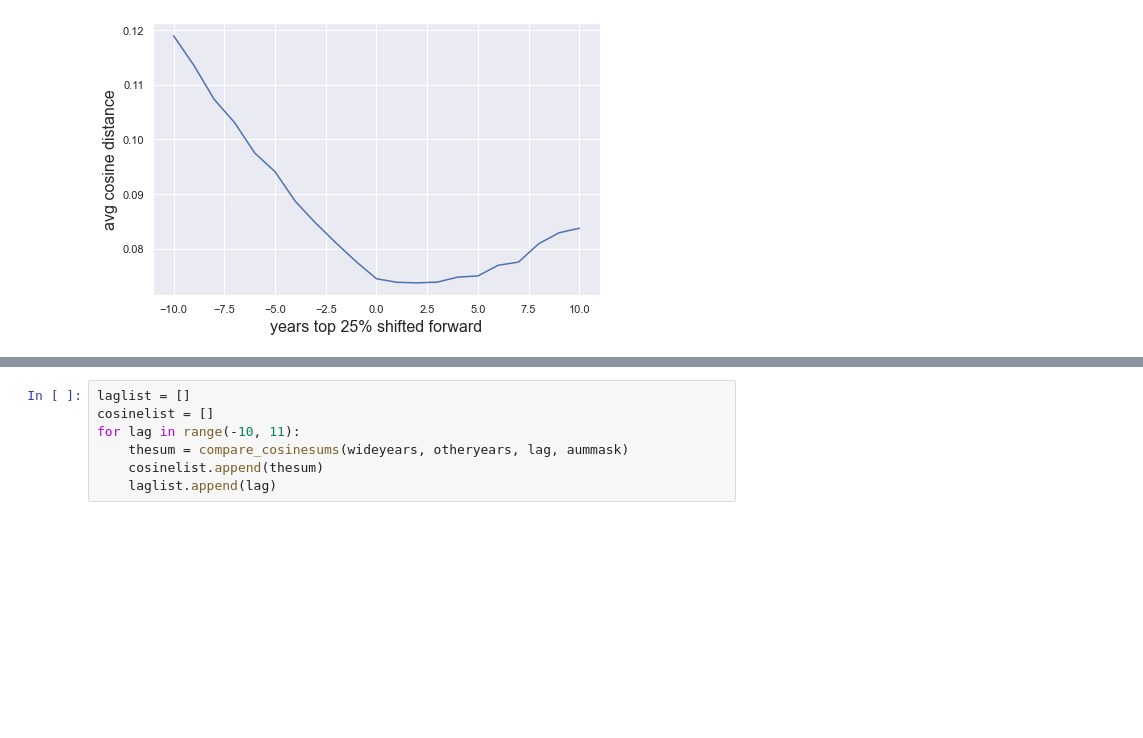
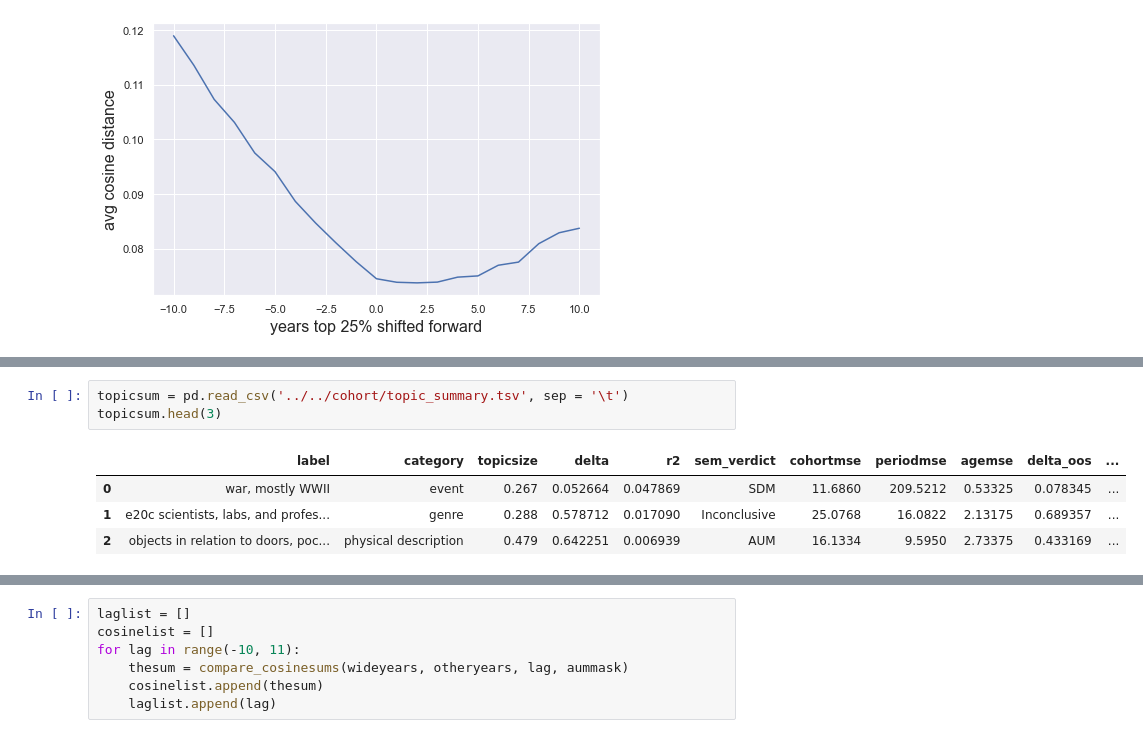
Before and after one commit to tedunderwood/avant, a Jupyter notebook: firstresults200k/granger.ipynb, the cells around one changed output, grey strips where cells are left out. Drawn from its saved outputs; the diff is of its cells as text; blank space fills up the shorter version.

```diff
--- a/firstresults200k/granger.ipynb
+++ b/firstresults200k/granger.ipynb
@@ -136,0 +175,8 @@ Text(0, 0.5, 'avg cosine distance')
+# %%
+topicsum = pd.read_csv('../../cohort/topic_summary.tsv', sep = '\t')
+topicsum.head(3)
+# %% [output]
+|  | label | category | topicsize | delta | r2 | sem_verdict | cohortmse | periodmse | agemse | delta_oos | ... |
+| 0 | war, mostly WWII | event | 0.267 | 0.052664 | 0.047869 | SDM | 11.6860 | 209.5212 | 0.53325 | 0.078345 | ... |
+| 1 | e20c scientists, labs, and profes... | genre | 0.288 | 0.578712 | 0.017090 | Inconclusive | 25.0768 | 16.0822 | 2.13175 | 0.689357 | ... |
+| 2 | objects in relation to doors, poc... | physical description | 0.479 | 0.642251 | 0.006939 | AUM | 16.1334 | 9.5950 | 2.73375 | 0.433169 | ... |
```
Also changed, not shown: parts of 28 cells of this notebook.
